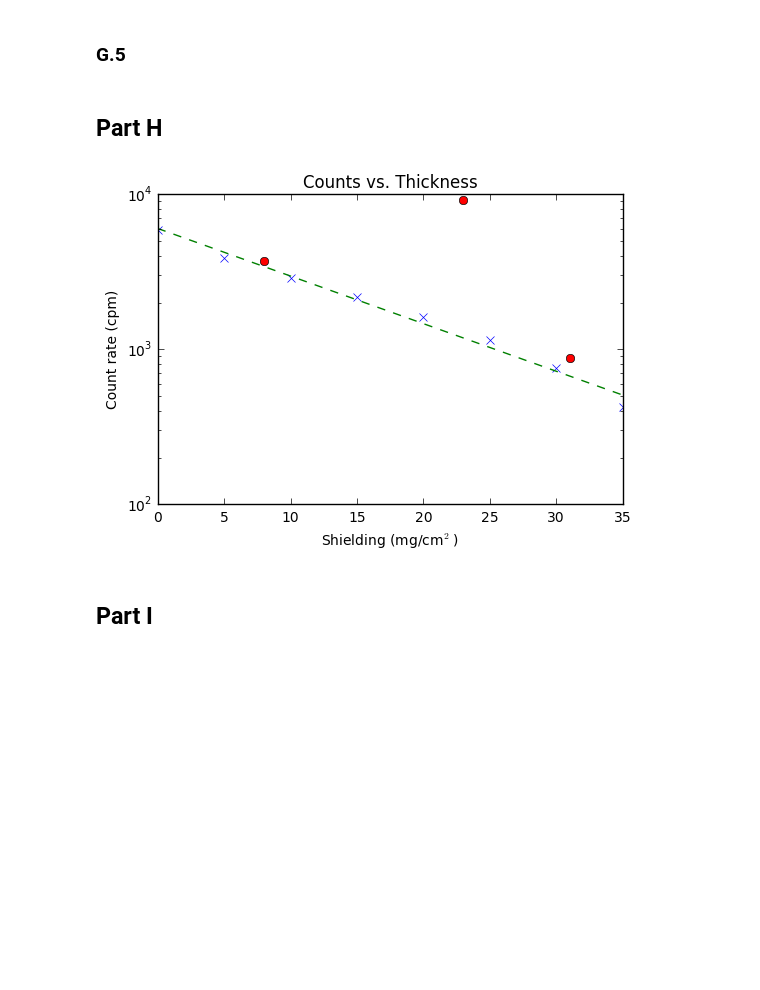
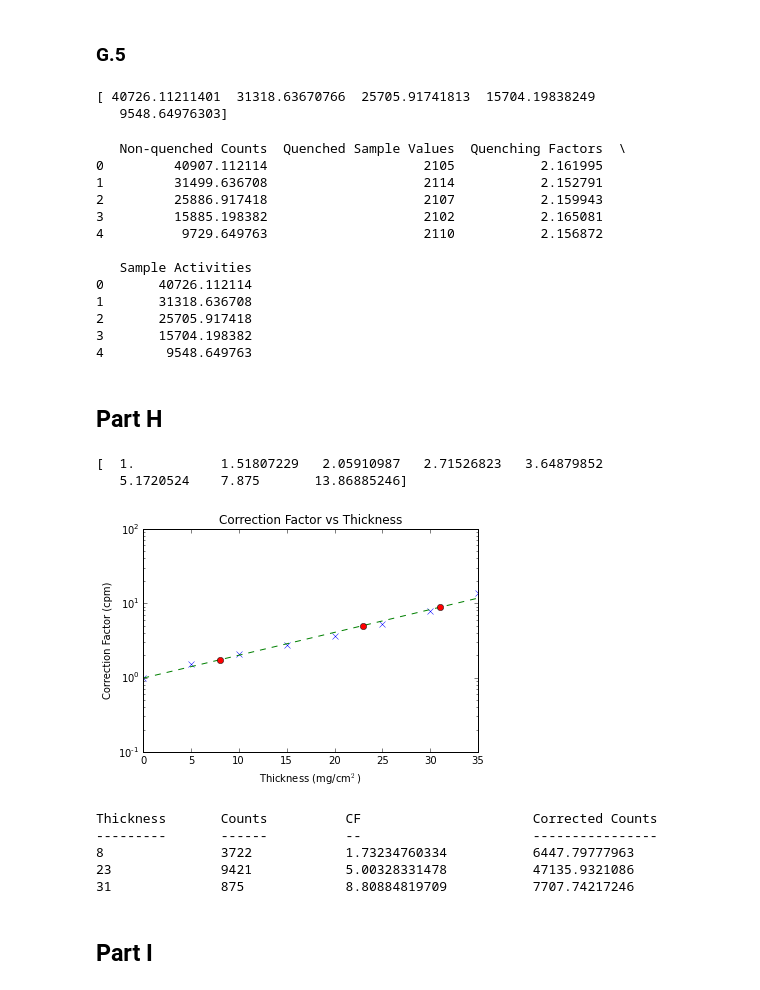
Before and after one commit to piovere/nucnotes, a Jupyter notebook: chem580/Problems 4.14.ipynb, the cells around one changed output. Drawn from its saved outputs; the diff is of its cells as text; code cells hidden in the pictures; blank space fills up the shorter version.

```diff
--- a/chem580/Problems 4.14.ipynb
+++ b/chem580/Problems 4.14.ipynb
@@ -135,25 +155,77 @@ quenched_sample_values = cr_with_cs - cr_no_cs
 # %% [markdown]
 ### G.5
+# %%
+sample_activities = non_quenched_sample_counts - pure_no_cs
+print(sample_activities)
+# %% [output]
+[ 40726.11211401  31318.63670766  25705.91741813  15704.19838249
+   9548.64976303]
+# %%
+answer = pd.DataFrame({
+    "Quenched Sample Values": quenched_sample_values,
+    "Quenching Factors": quenching_factors,
+    "Non-quenched Counts": non_quenched_sample_counts,
+    "Sample Activities": sample_activities
+})
+print(answer)
+# %% [output]
+   Non-quenched Counts  Quenched Sample Values  Quenching Factors  \
+0         40907.112114                    2105           2.161995
+1         31499.636708                    2114           2.152791
+2         25886.917418                    2107           2.159943
+3         15885.198382                    2102           2.165081
+4          9729.649763                    2110           2.156872
+
+   Sample Activities
+0       40726.112114
+1       31318.636708
+2       25705.917418
+3       15704.198382
+4        9548.649763
 # %% [markdown]
 ## Part H
 # %%
-thickness = [0, 5, 10, 15, 20, 25, 30, 35]
-counts = [5922, 3901, 2876, 2181, 1623, 1145, 752, 427]
+thickness = np.array([0, 5, 10, 15, 20, 25, 30, 35])
+counts = np.array([5922, 3901, 2876, 2181, 1623, 1145, 752, 427])
+correction_factor = counts[0] / counts
+print(correction_factor)
+# %% [output]
+[  1.           1.51807229   2.05910987   2.71526823   3.64879852
+   5.1720524    7.875       13.86885246]
 # %%
-fit = np.polyfit(thickness, np.log(counts), 1)
+fit = np.polyfit(thickness, np.log(correction_factor), 1)
 # %%
-plt.plot(thickness, counts, 'x', label="Data")
-plt.yscale('log')
-plt.ylabel('Count rate (cpm)')
-plt.xlabel(r'Shielding (mg/cm$^2$)')
+plt.plot(thickness, correction_factor, 'x', label="Data")
+
+plt.ylabel('Correction Factor (cpm)')
+plt.xlabel(r'Thickness (mg/cm$^2$)')
 x = np.linspace(0, 35, 1000)
 plt.plot(x, np.exp(fit[1] + fit[0] * x),
          linestyle='dashed', label="Fit")
-plt.title("Counts vs. Thickness")
-plt.plot([8, 23, 31], [3722, 9241, 875], 'o')
+plt.title("Correction Factor vs Thickness")
+plt.yscale('log')
+unknown_sample_thicknesses = np.array([8, 23, 31])
+unknown_counts = np.array([3722, 9421, 875])
+plt.plot(unknown_sample_thicknesses, np.exp(fit[1] + fit[0] * unknown_sample_thicknesses), 'ro')
 plt.show()
 # %% [output]
-[figure, old version]
+[figure, new version]
+# %%
+print("Thickness\tCounts\t\tCF\t\t\tCorrected Counts")
+print("---------\t------\t\t--\t\t\t----------------")
+for i in range(len(unknown_sample_thicknesses)):
+    print("{0}\t\t{1}\t\t{2}\t\t{3}".format(
+        unknown_sample_thicknesses[i],
+        unknown_counts[i],
+        np.exp(fit[1] + fit[0] * unknown_sample_thicknesses[i]),
+        np.exp(fit[1] + fit[0] * unknown_sample_thicknesses[i]) * unknown_counts[i]
+    ))
+# %% [output]
+Thickness       Counts          CF                      Corrected Counts
+---------       ------          --                      ----------------
+8               3722            1.73234760334           6447.79777963
+23              9421            5.00328331478           47135.9321086
+31              875             8.80884819709           7707.74217246
 # %% [markdown]
 ## Part I
 # %% [markdown]
```
Also changed, not shown: parts of 10 cells of this notebook.
